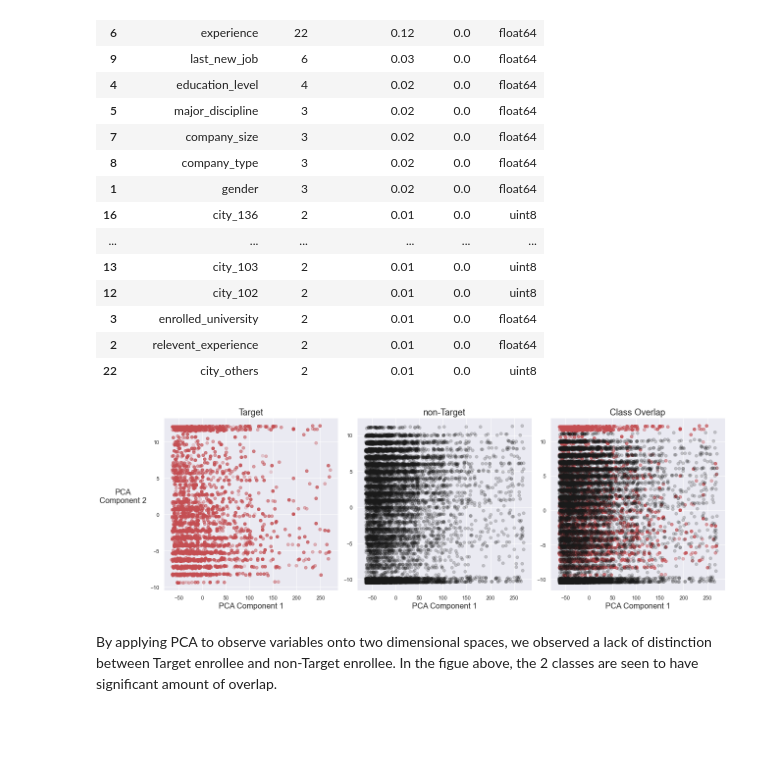
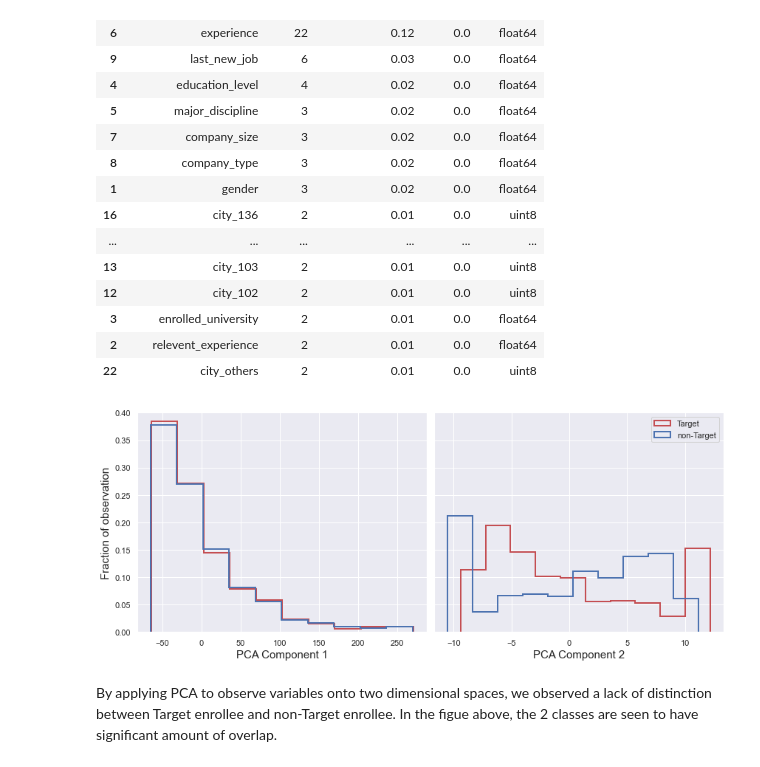
Before and after one commit to yoyo6022/Detecting_Potential_Candidate_Springboard_Capstone2, a Jupyter notebook: notebooks/Detecting Potential Candidate_Part1(01.01-06.04.03).ipynb, the cells around one changed output. Cells and saved outputs as stored; diff of their text form; code cells hidden in the pictures; blank space fills up the shorter version.

```diff
--- a/notebooks/Detecting Potential Candidate_Part1(01.01-06.04.03).ipynb
+++ b/notebooks/Detecting Potential Candidate_Part1(01.01-06.04.03).ipynb
@@ -1061,4 +1117,36 @@ data_info(df)
 | 3 | enrolled_university | 2 | 0.01 | 0.0 | float64 |
 | 2 | relevent_experience | 2 | 0.01 | 0.0 | float64 |
 | 22 | city_others | 2 | 0.01 | 0.0 | uint8 |
+# %%
+# hist after PCA with normalization
+from sklearn.decomposition import PCA
+
+Target_pca =df[df.target==1]
+non_target_sample = df[df.target==0]
+
+
+pca=PCA(n_components=2)
+pca1, pca2 = zip(*pca.fit_transform(Target_pca))
+pca3, pca4 = zip(*pca.fit_transform(non_target_sample))
+
+fig, (ax1,ax2) = plt.subplots(1,2,figsize=(12,5), sharey=True)
+
+weights_1 = np.ones_like(df[df['target']==1].index)/len(df[df['target']==1].index)
+weights_2 = np.ones_like(df[df['target']==0].index)/len(df[df['target']==0].index)
+
+ax1.hist(pca1, bins=10, color='r',label='Target', histtype='step', stacked=False, lw=2, weights=weights_1)
+ax1.hist(pca3, bins=10, color='b', label='non-Target', histtype='step', stacked=False, lw=2, weights=weights_2)
+ax1.set_xlabel('PCA Component 1', fontsize=15)
+ax1.set_ylabel('Fraction of observation', fontsize=15)
+
+ax2.hist(pca2, bins=10, color='r',label='Target', histtype='step', stacked=False, lw=2, weights=weights_1)
+ax2.hist(pca4, bins=10, color='b', label='non-Target', histtype='step', stacked=False, lw=2, weights=weights_2)
+ax2.set_xlabel('PCA Component 2', fontsize=15)
+
+
+plt.ylim([0,0.4])
+plt.legend()
+plt.tight_layout()
+# %% [output]
+[figure, added]
 # %%
@@ -1072,24 +1160,22 @@ pca3, pca4 = zip(*pca.fit_transform(non_target_sample))
 # %%
-fig, (ax1,ax2,ax3) = plt.subplots(1,3,figsize=(18,6))
+# fig, (ax1,ax2,ax3) = plt.subplots(1,3,figsize=(18,6))
 
-ax1.scatter(pca1,pca2,color='r',alpha=0.2)
-ax1.set_title('Target',fontsize=18)
-ax1.set_ylabel('PCA\nComponent 2',rotation=0,labelpad=55,fontsize=16)
-ax1.set_xlabel('PCA Component 1',fontsize=16)
+# ax1.scatter(pca1,pca2,color='r',alpha=0.2)
+# ax1.set_title('Target',fontsize=18)
+# ax1.set_ylabel('PCA\nComponent 2',rotation=0,labelpad=55,fontsize=16)
+# ax1.set_xlabel('PCA Component 1',fontsize=16)
 
-ax2.scatter(pca3,pca4,color='k',alpha=0.2)
-ax2.set_title('non-Target',fontsize=18)
-#ax2.set_ylabel('PCA\nComponent 2',rotation=0,labelpad=55,fontsize=16)
-ax2.set_xlabel('PCA Component 1',fontsize=16)
+# ax2.scatter(pca3,pca4,color='k',alpha=0.2)
+# ax2.set_title('non-Target',fontsize=18)
+# #ax2.set_ylabel('PCA\nComponent 2',rotation=0,labelpad=55,fontsize=16)
+# ax2.set_xlabel('PCA Component 1',fontsize=16)
 
-ax3.scatter(pca1,pca2,color='r',alpha=0.2)
-ax3.scatter(pca3,pca4,color='k',alpha=0.2)
+# ax3.scatter(pca1,pca2,color='r',alpha=0.2)
+# ax3.scatter(pca3,pca4,color='k',alpha=0.2)
 
-ax3.set_title('Class Overlap',fontsize=18)
-ax3.set_xlabel('PCA Component 1',fontsize=16)
-plt.tight_layout()
+# ax3.set_title('Class Overlap',fontsize=18)
+# ax3.set_xlabel('PCA Component 1',fontsize=16)
+# plt.tight_layout()
-# %% [output]
-[figure, removed]
 # %% [markdown]
 By applying PCA to observe variables onto two dimensional spaces, we observed a lack of distinction between Target enrollee and non-Target enrollee. In the figue above, the 2 classes are seen to have significant amount of overlap.
 # %%
```
Also changed, not shown: parts of 8 cells of this notebook, 2 other files.
